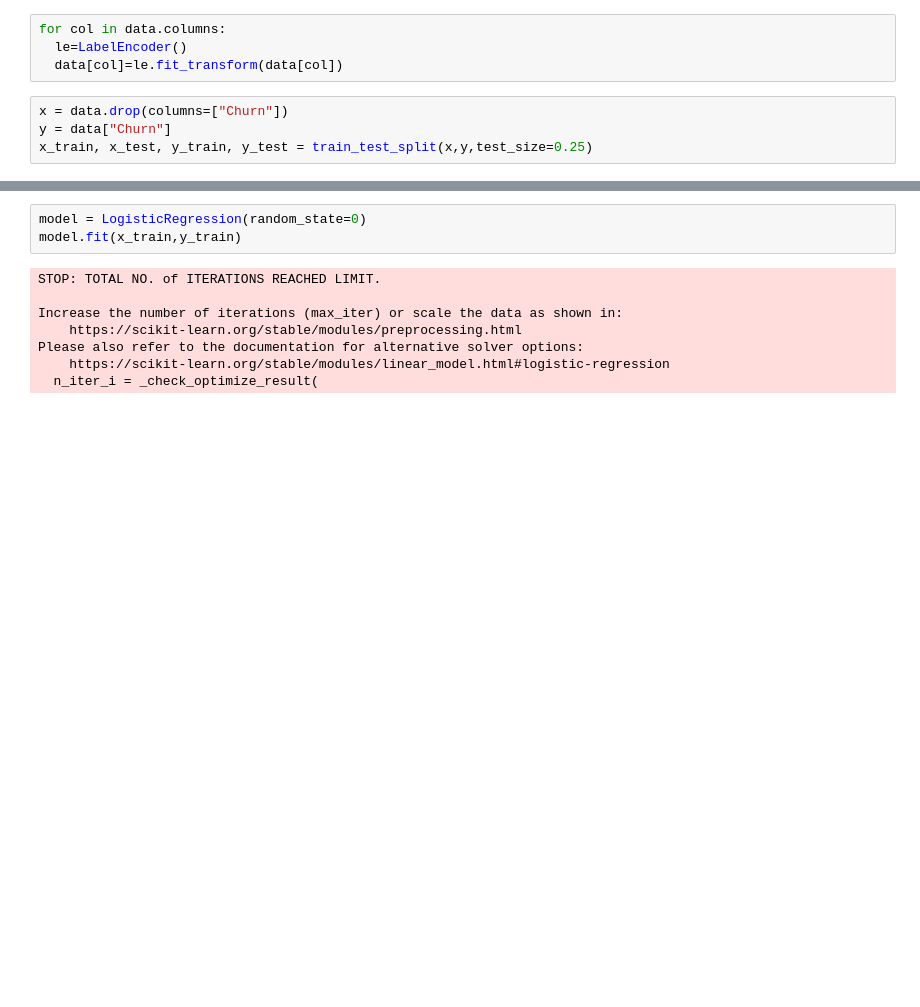
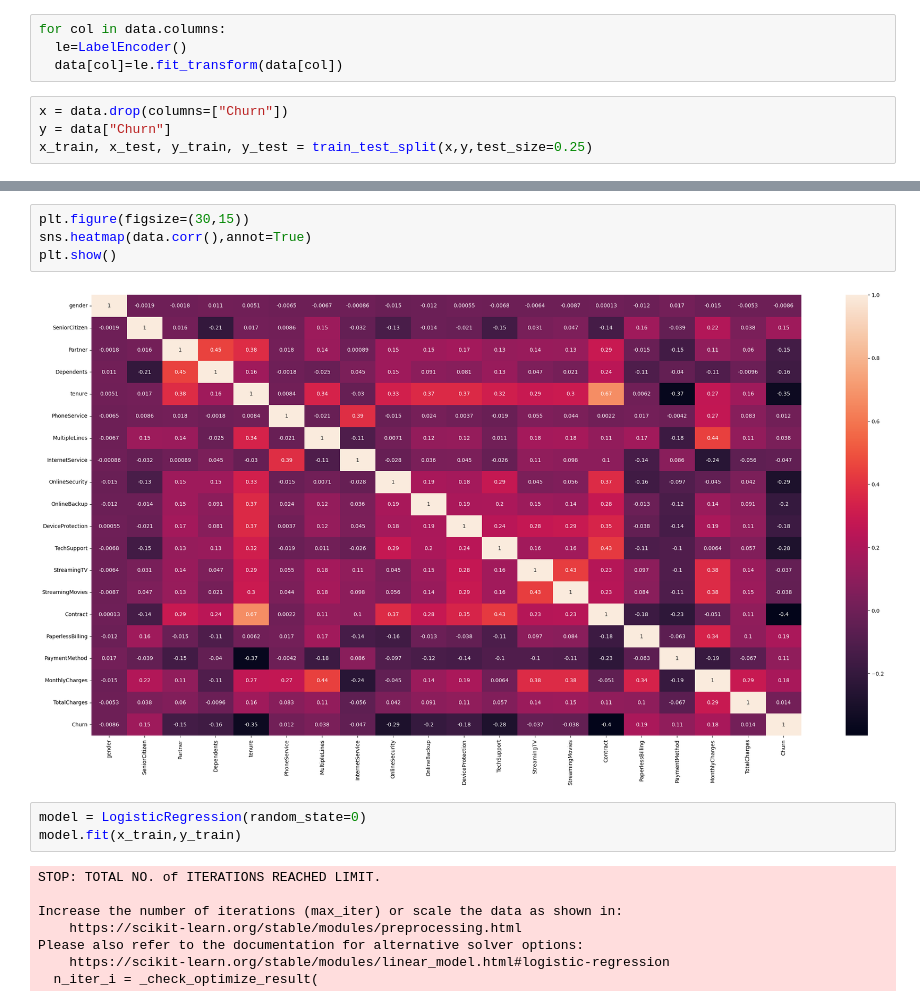
Before and after one commit to AnushkaMazumdar2/Machine_Learning, a Jupyter notebook: 2348505_Lab5.ipynb, the cells around one changed output, grey strips where cells are left out. Drawn from its saved outputs; the diff is of its cells as text; blank space fills up the shorter version.

```diff
--- a/2348505_Lab5.ipynb
+++ b/2348505_Lab5.ipynb
@@ -90,3 +110,9 @@ x_train, x_test, y_train, y_test = train_test_split(x,y,test_size=0.25)
+# %%
+plt.figure(figsize=(30,15))
+sns.heatmap(data.corr(),annot=True)
+plt.show()
+# %% [output]
+[figure, added]
 # %%
 model = LogisticRegression(random_state=0)
 model.fit(x_train,y_train)
```
Also changed, not shown: parts of 18 cells of this notebook.
